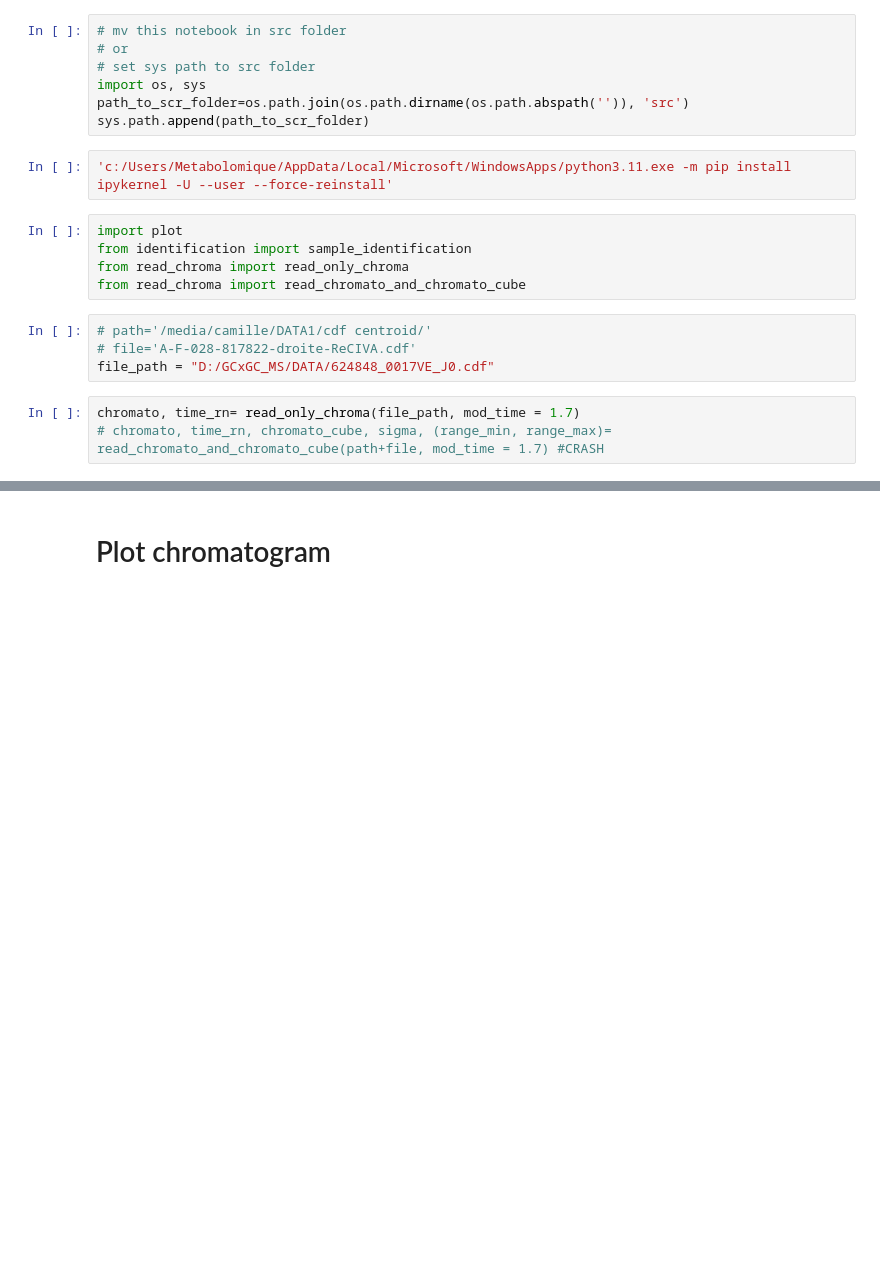
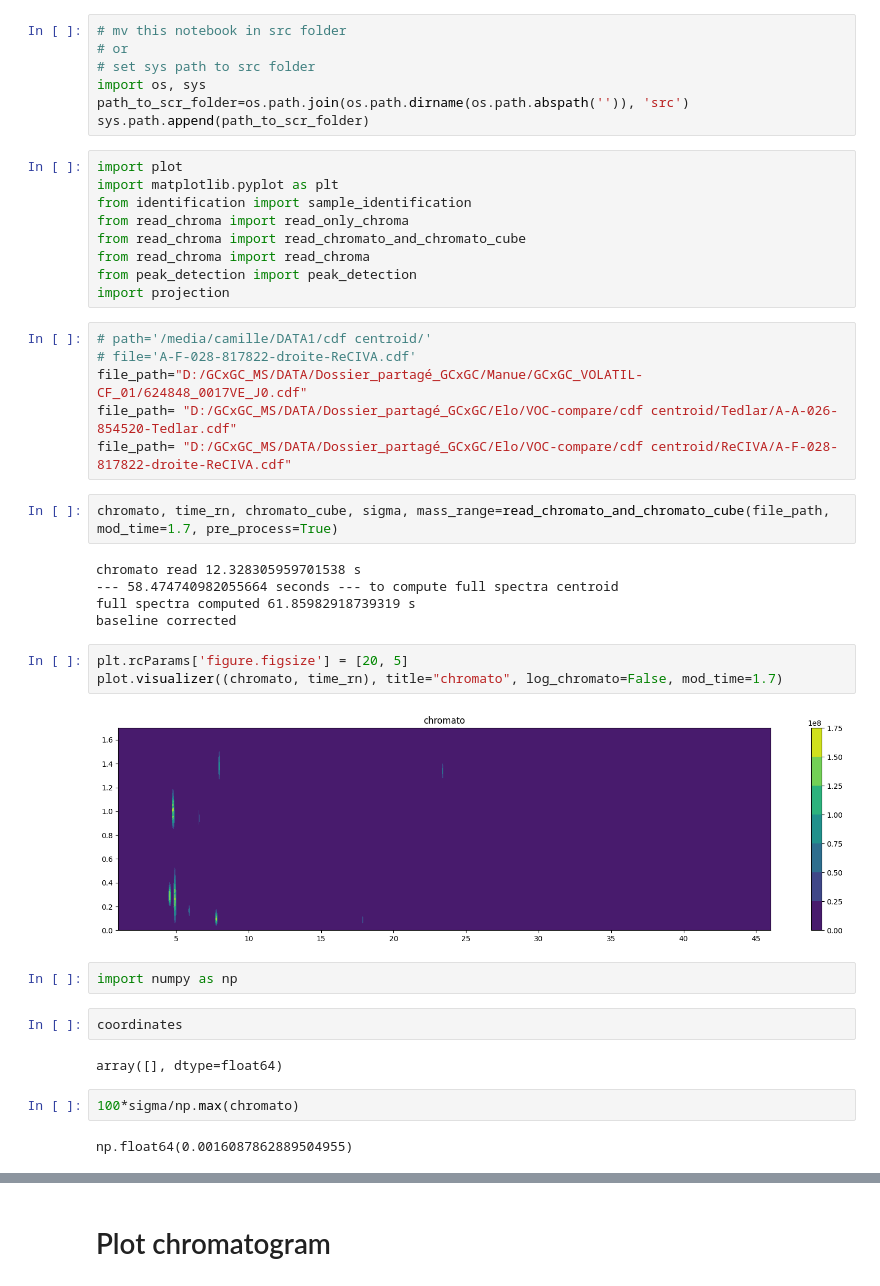
Before and after one commit to Lollith/Python-2DGC-Alignment, a Jupyter notebook: notebooks/plot.ipynb, the cells around one changed output, grey strips where cells are left out. Cells and saved outputs as stored; diff of their text form; blank space fills up the shorter version.

```diff
--- a/notebooks/plot.ipynb
+++ b/notebooks/plot.ipynb
@@ -5,17 +5,40 @@
 import os, sys
 path_to_scr_folder=os.path.join(os.path.dirname(os.path.abspath('')), 'src')
 sys.path.append(path_to_scr_folder)
-# %%
-'c:/Users/Metabolomique/AppData/Local/Microsoft/WindowsApps/python3.11.exe -m pip install ipykernel -U --user --force-reinstall'
 # %%
 import plot
+import matplotlib.pyplot as plt
 from identification import sample_identification
 from read_chroma import read_only_chroma
 from read_chroma import read_chromato_and_chromato_cube
+from read_chroma import read_chroma
+from peak_detection import peak_detection
+import projection
 # %%
 # path='/media/camille/DATA1/cdf centroid/'
 # file='A-F-028-817822-droite-ReCIVA.cdf'
-file_path = "D:/GCxGC_MS/DATA/624848_0017VE_J0.cdf"
+file_path="D:/GCxGC_MS/DATA/Dossier_partagé_GCxGC/Manue/GCxGC_VOLATIL-CF_01/624848_0017VE_J0.cdf"
+file_path= "D:/GCxGC_MS/DATA/Dossier_partagé_GCxGC/Elo/VOC-compare/cdf centroid/Tedlar/A-A-026-854520-Tedlar.cdf"
+file_path= "D:/GCxGC_MS/DATA/Dossier_partagé_GCxGC/Elo/VOC-compare/cdf centroid/ReCIVA/A-F-028-817822-droite-ReCIVA.cdf"
-# %%
-chromato, time_rn= read_only_chroma(file_path, mod_time = 1.7)
-# chromato, time_rn, chromato_cube, sigma, (range_min, range_max)= read_chromato_and_chromato_cube(path+file, mod_time = 1.7) #CRASH
+# %%
+chromato, time_rn, chromato_cube, sigma, mass_range=read_chromato_and_chromato_cube(file_path, mod_time=1.7, pre_process=True)
+# %% [output]
+chromato read 12.328305959701538 s
+--- 58.474740982055664 seconds --- to compute full spectra centroid
+full spectra computed 61.85982918739319 s
+baseline corrected
+# %%
+plt.rcParams['figure.figsize'] = [20, 5]
+plot.visualizer((chromato, time_rn), title="chromato", log_chromato=False, mod_time=1.7)
+# %% [output]
+[figure, added]
+# %%
+import numpy as np
+# %%
+coordinates
+# %% [output]
+array([], dtype=float64)
+# %%
+100*sigma/np.max(chromato)
+# %% [output]
+np.float64(0.0016087862889504955)
```
Also changed, not shown: parts of 3 cells of this notebook, 9 other files.
